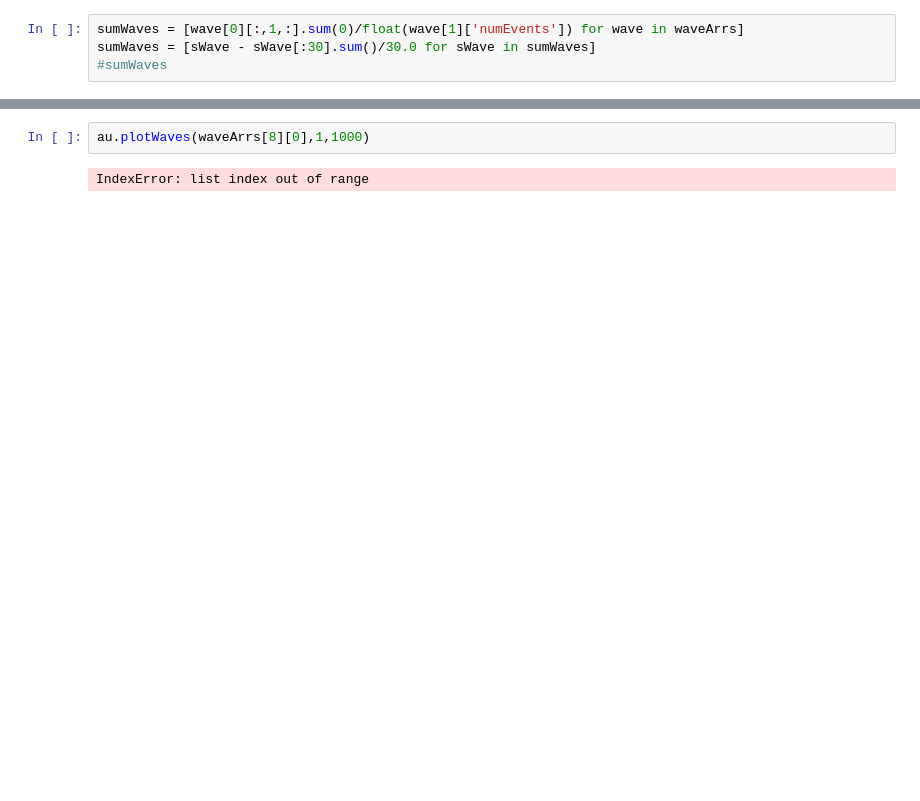
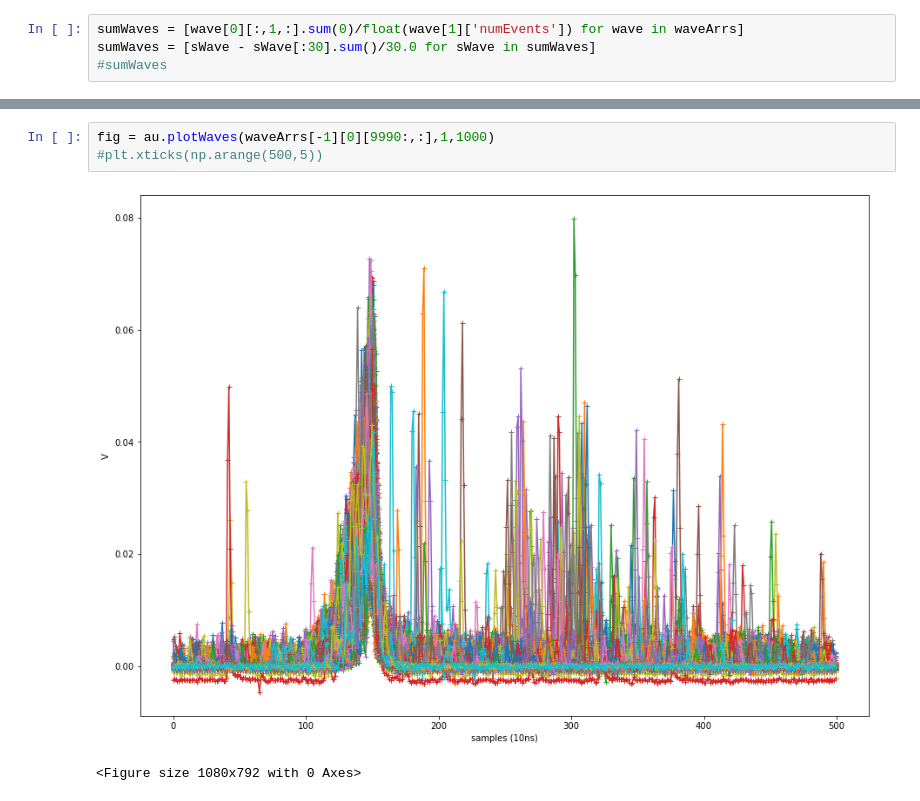
Before and after one commit to PenningLab/DDC10Ana, a Jupyter notebook: Untitled.ipynb, the cells around one changed output, grey strips where cells are left out. Cells and saved outputs as stored; diff of their text form; blank space fills up the shorter version.

```diff
--- a/Untitled.ipynb
+++ b/Untitled.ipynb
@@ -57,7 +80,9 @@ plt.savefig('UV_Q.png')
 # %%
-au.plotWaves(waveArrs[8][0],1,1000)
+fig = au.plotWaves(waveArrs[-1][0][9990:,:],1,1000)
+#plt.xticks(np.arange(500,5))
 # %% [output]
+[figure, added]
-IndexError: list index out of range
+<Figure size 1080x792 with 0 Axes>
 # %%
 wave = au.ReadDDC10_BinWave('/data/share/test1_square_200729_500_samples_1000_events')
 plt.clf()
```
Also changed, not shown: parts of 6 cells of this notebook, 3 other files.
